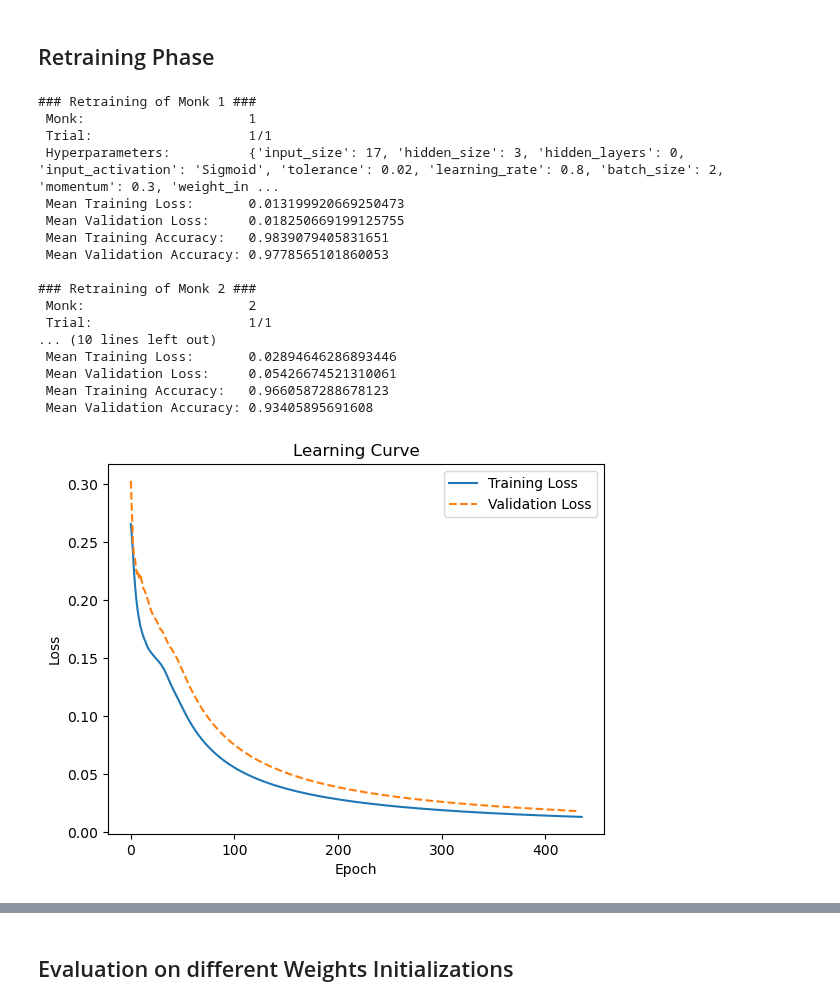
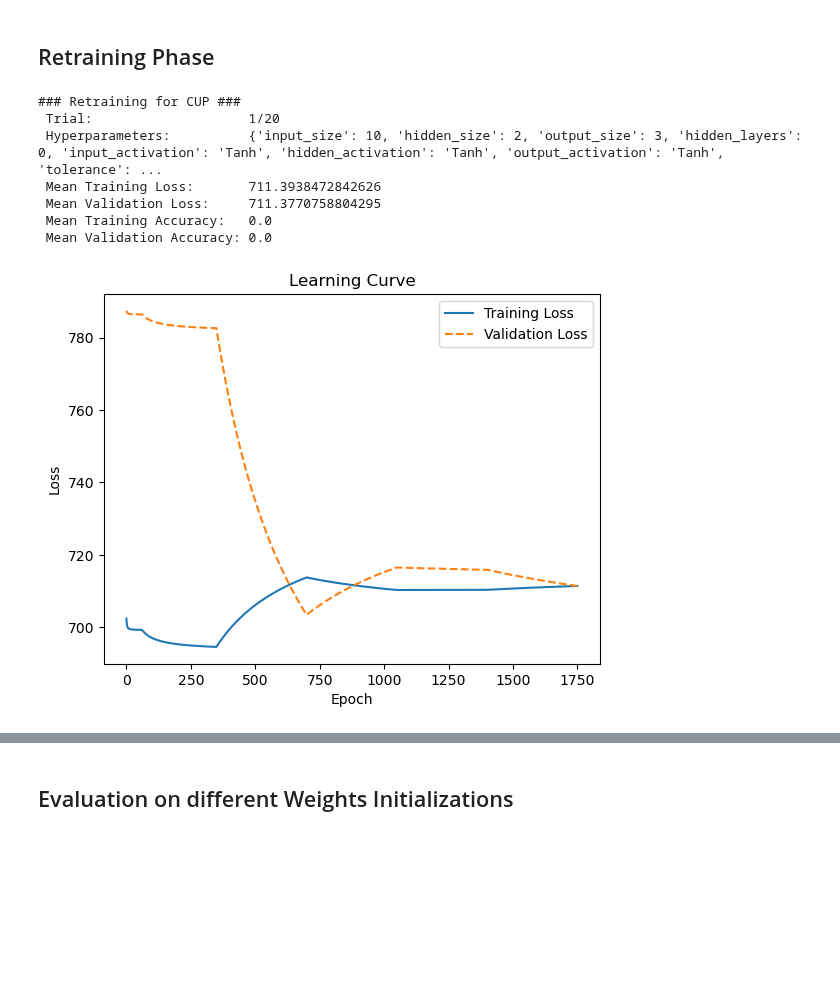
Before and after one commit to Bakko000/Machine_Learning_Project, a Jupyter notebook: CUPpytorch.ipynb, the cells around one changed output, grey strips where cells are left out. Cells and saved outputs as stored; diff of their text form; code cells hidden in the pictures; blank space fills up the shorter version.

Commit message:
Pytorch framework + cup (che esegue ma non funziona il calcolo dell'accuracy)

```diff
--- a/CUPpytorch.ipynb
+++ b/CUPpytorch.ipynb
@@ -86,27 +86,30 @@ print(f"[TS SET - y]: " + str(y_test.shape))
 # %%
 # Parameters' space for Grid Search
 param_space = {
-    'input_size': [17],
+    'input_size': [10],
     'hidden_size': [2, 3],
     'output_size': [3],
     'hidden_layers': [0],
-    'input_activation': ['Sigmoid'],
+    'input_activation': [ 'Tanh'],
+    'hidden_activation': ['Tanh', 'ReLU'],
+    'output_activation': ['Tanh'],
     'tolerance': [0.02],
     'learning_rate': [0.8, 0.4],
-    'batch_size': [2, 3],
+    'batch_size': [8, 16, 32],
     'momentum': [0.4, 0.3],
     'weight_init': ["glorot_normal", "he_normal"], #["glorot_uniform", "glorot_normal", "he_uniform", "he_normal"],
     'epochs': [400, 350],
-    'hidden_activation': ['Tanh', 'Sigmoid'],
+    'weight_decay': [0.01, 0.001],
     'optimizer': ['SGD'],
-    'metrics': ['accuracy']
+    'metrics': ['accuracy'],
+    'decimal_cypher_degree': [2]
 }
 # %% [markdown]
 # Model Selection
 # %% [markdown]
 ## Best Hyperparameters Research
 # %%
-from sklearn.model_selection import StratifiedKFold
+from sklearn.model_selection import KFold
 from api.pytorch.binary_nn import BinaryNN
 
 # Creation of a BinaryNN objct for each dataset
@@ -121,7 +124,7 @@ X = x_train.values.astype(dtype=float)
 y = y_train.values.astype(dtype=float)
 
 # K-fold Cross-validation
-kfold = StratifiedKFold(n_splits=k, shuffle=True, random_state=42)
+kfold = KFold(n_splits=k, shuffle=True, random_state=42)
 
 # Sets all the combinations of the entire set of parameters
 #data_handler.set_params_combinations(params=param_space[dataset_i])
@@ -160,6 +163,7 @@ for trial in range(trials):
     nn_i.print_training_info()
     print("------------------ CUP Best Hyperparameters -----------------")
     nn.print_training_info()
+    #nn.print_regression_plot(X, y)
     print("\n\n")
 
     # Update best hyperparameters if: no overfitting AND (higher mean VL accuracy OR (equal mean AND
@@ -189,7 +193,8 @@ for trial in range(trials):
         break
 
 # Print output
-print(f"### Best Hyperparameters for CUP ###")
+print("### Best Hyperparameters for CUP ###")
 nn.print_training_info()
+nn.print_loss_plot()
 print("\n\n")
 # %% [output]
@@ -199,30 +221,20 @@ ValueError: Supported target types are: ('binary', 'multiclass'). Got 'continuou
 # %%
 # Training the model
 nn.fit(
     x_train=x_train.values,
     y_train=y_train.values
 )
 
 # Print values
 print(f"\n### Retraining for CUP ###")
 nn.print_training_info()
-nn.print_plot()
+nn.print_loss_plot()
 # %% [output]
-### Retraining of Monk 1 ###
- Monk:                     1
- Trial:                    1/1
- Hyperparameters:          {'input_size': 17, 'hidden_size': 3, 'hidden_layers': 0, 'input_activation': 'Sigmoid', 'tolerance': 0.02, 'learning_rate': 0.8, 'batch_size': 2, 'momentum': 0.3, 'weight_in ...
- Mean Training Loss:       0.013199920669250473
- Mean Validation Loss:     0.018250669199125755
- Mean Training Accuracy:   0.9839079405831651
- Mean Validation Accuracy: 0.9778565101860053
-
-### Retraining of Monk 2 ###
- Monk:                     2
- Trial:                    1/1
-... (10 lines left out)
- Mean Training Loss:       0.02894646286893446
- Mean Validation Loss:     0.05426674521310061
- Mean Training Accuracy:   0.9660587288678123
- Mean Validation Accuracy: 0.93405895691608
+### Retraining for CUP ###
+ Trial:                    1/20
+ Hyperparameters:          {'input_size': 10, 'hidden_size': 2, 'output_size': 3, 'hidden_layers': 0, 'input_activation': 'Tanh', 'hidden_activation': 'Tanh', 'output_activation': 'Tanh', 'tolerance': ...
+ Mean Training Loss:       711.3938472842626
+ Mean Validation Loss:     711.3770758804295
+ Mean Training Accuracy:   0.0
+ Mean Validation Accuracy: 0.0
-[figure, old version]
+[figure, new version]
```
Also changed, not shown: parts of 3 cells of this notebook, 2 other files.
